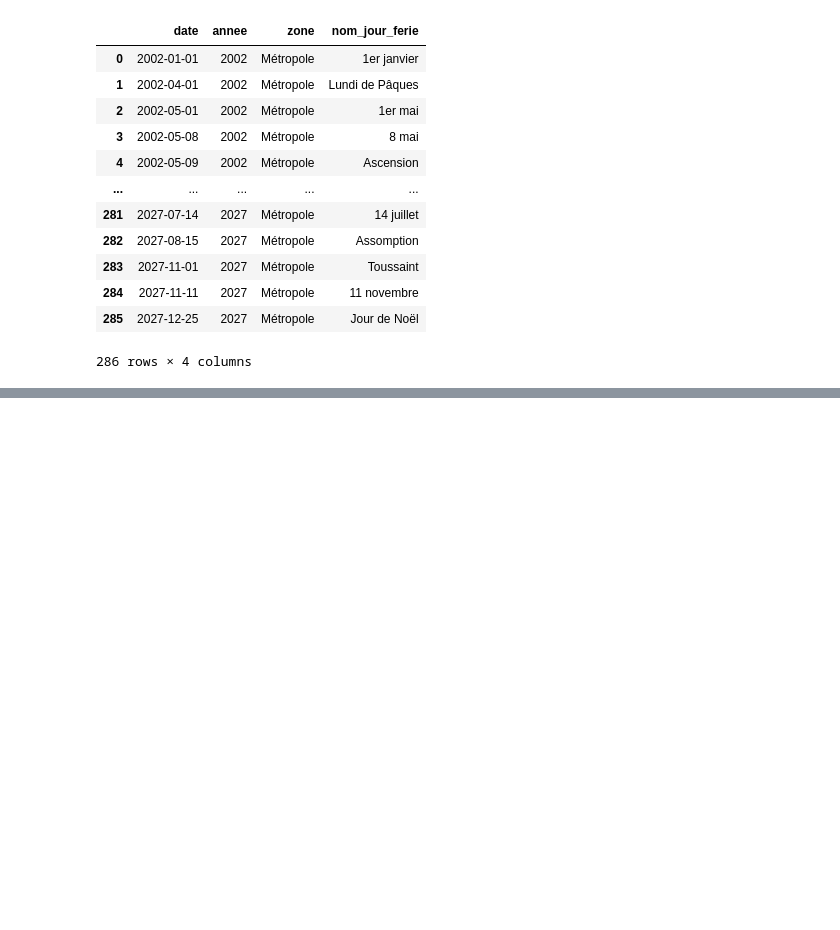
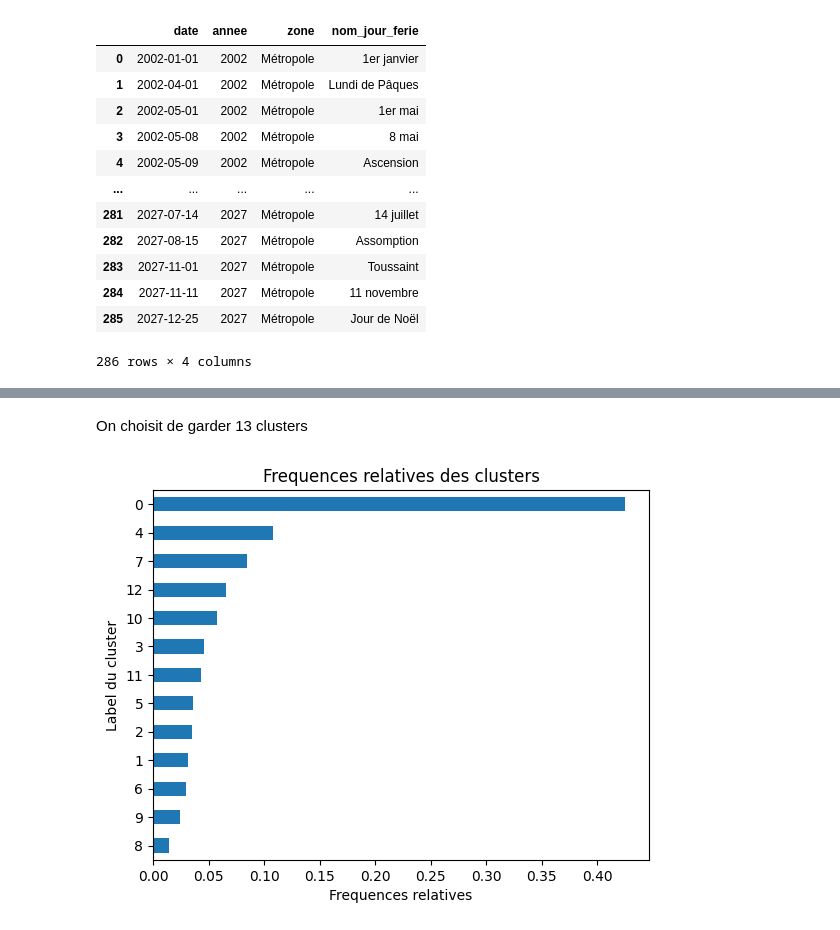
Before and after one commit to gauthgoth/Challenge---Etudes-de-Cas, a Jupyter notebook: clustering.ipynb, the cells around one changed output, grey strips where cells are left out. Drawn from its saved outputs; the diff is of its cells as text; code cells hidden in the pictures; blank space fills up the shorter version.

```diff
--- a/clustering.ipynb
+++ b/clustering.ipynb
@@ -57,0 +160,15 @@ df_jours_feries['date'] = pd.to_datetime(df_jours_feries['date'])
+# %% [markdown]
+On choisit de garder 13 clusters
+# %%
+km=KModes(n_clusters=13)
+clusters=km.fit_predict(X)
+sample["clusters"]=clusters
+# %%
+frequencies=sample['clusters'].value_counts(normalize=True, ascending=True)
+frequencies.plot(kind="barh")
+plt.title("Frequences relatives des clusters")
+plt.xlabel("Frequences relatives")
+plt.ylabel("Label du cluster")
+plt.show()
+# %% [output]
+[figure, added]
```
Also changed, not shown: parts of 17 cells of this notebook, 1 other file.
